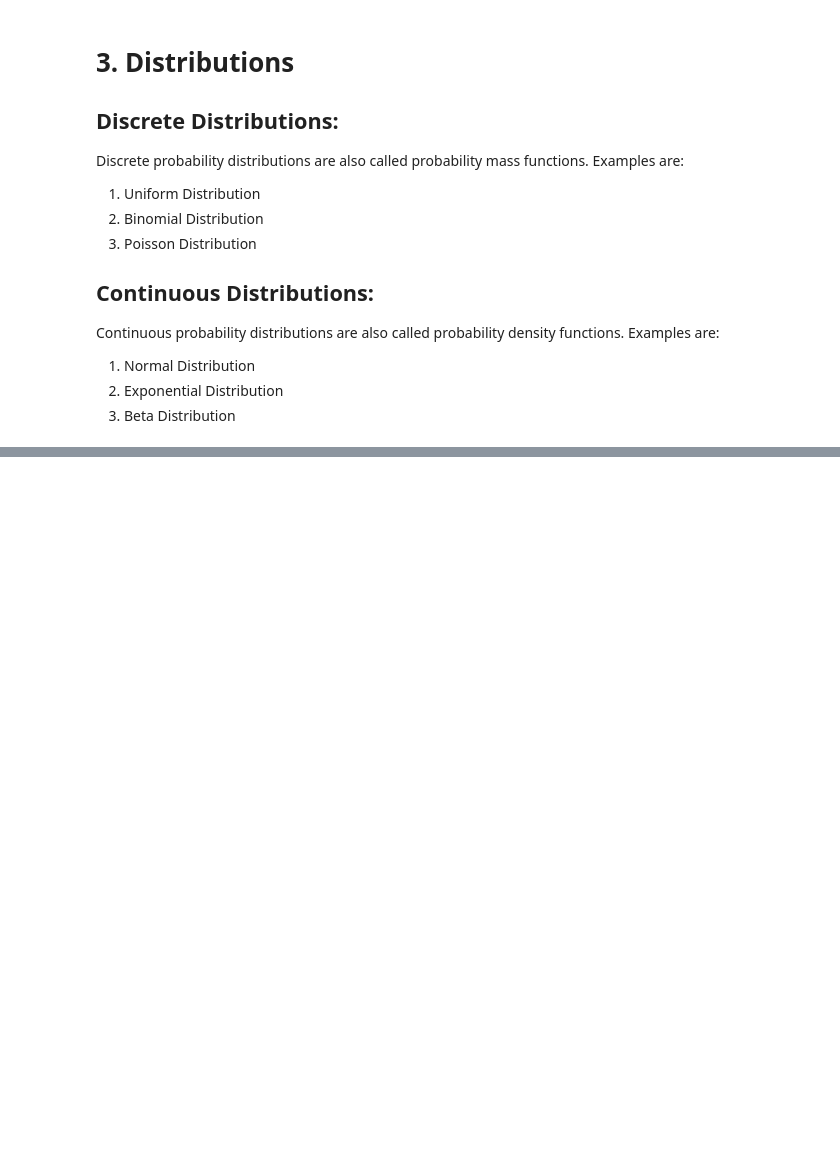
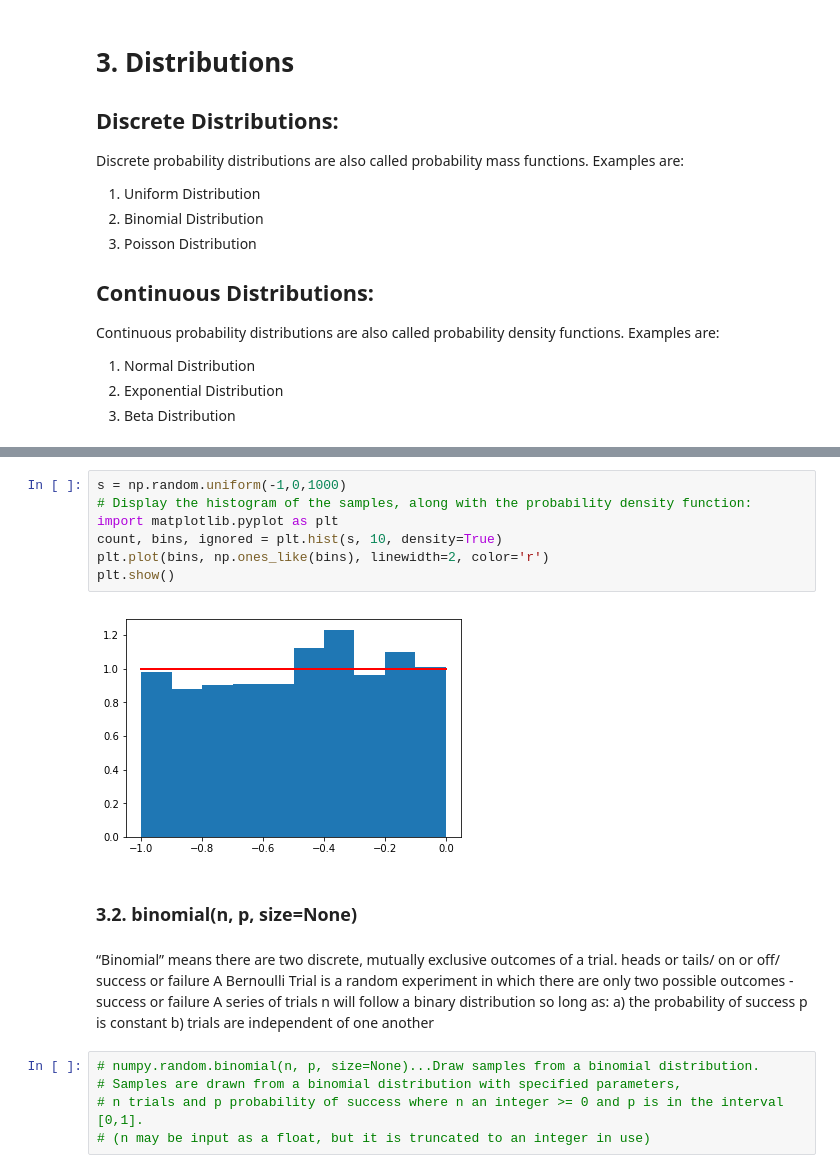
Before and after one commit to dewaledr/PDAnalysis, a Jupyter notebook: numpyRandom.ipynb, the cells around one changed output, grey strips where cells are left out. Cells and saved outputs as stored; diff of their text form; blank space fills up the shorter version.

```diff
--- a/numpyRandom.ipynb
+++ b/numpyRandom.ipynb
@@ -384,0 +395,22 @@ Continuous probability distributions are also called probability density functio
+# %%
+s = np.random.uniform(-1,0,1000)
+# Display the histogram of the samples, along with the probability density function:
+import matplotlib.pyplot as plt
+count, bins, ignored = plt.hist(s, 10, density=True)
+plt.plot(bins, np.ones_like(bins), linewidth=2, color='r')
+plt.show()
+# %% [output]
+[figure, added]
+# %% [markdown]
+### 3.2.	binomial(n, p, size=None)
+# %% [markdown]
+“Binomial” means there are two discrete, mutually exclusive outcomes of a trial. heads or tails/ on or off/ success or failure
+A Bernoulli Trial is a random experiment in which there are only two possible outcomes - success or failure
+A series of trials n will follow a binary distribution so long as:
+   a) the probability of success p is constant
+   b) trials are independent of one another
+# %%
+# numpy.random.binomial(n, p, size=None)...Draw samples from a binomial distribution.
+# Samples are drawn from a binomial distribution with specified parameters,
+# n trials and p probability of success where n an integer >= 0 and p is in the interval [0,1].
+# (n may be input as a float, but it is truncated to an integer in use)
```
Also changed, not shown: parts of 34 cells of this notebook.
